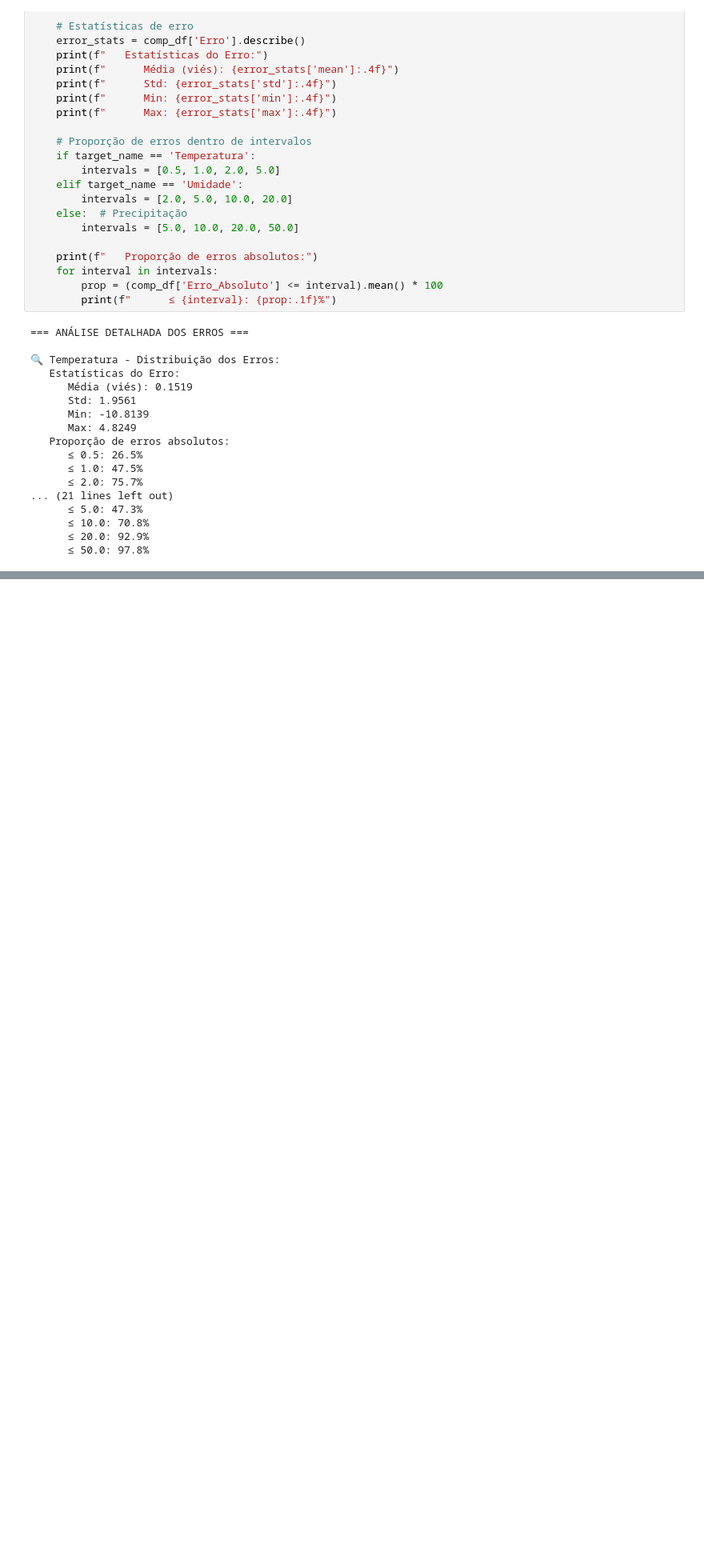
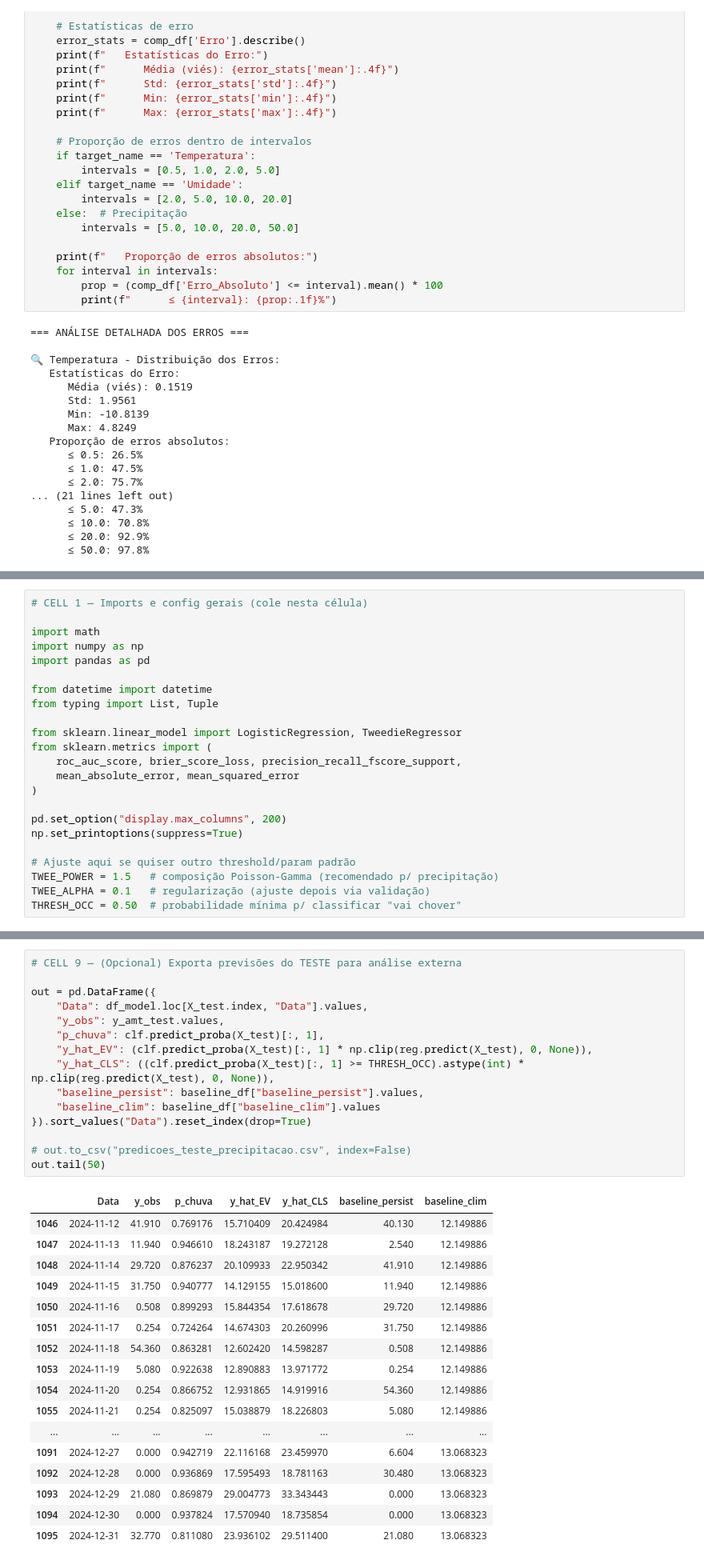
Before and after one commit to MauricioRPF/Weather_Report, a Jupyter notebook: Weather_Report_.ipynb, the cells around one changed output, grey strips where cells are left out. Shown at 80% size. Drawn from its saved outputs; the diff is of its cells as text; blank space fills up the shorter version.

```diff
--- a/Weather_Report_.ipynb
+++ b/Weather_Report_.ipynb
@@ -2410,0 +2413,23 @@ for target_name, comp_df in comparison_dfs.items():
+# %%
+# CELL 1 — Imports e config gerais (cole nesta célula)
+
+import math
+import numpy as np
+import pandas as pd
+
+from datetime import datetime
+from typing import List, Tuple
+
+from sklearn.linear_model import LogisticRegression, TweedieRegressor
+from sklearn.metrics import (
+    roc_auc_score, brier_score_loss, precision_recall_fscore_support,
+    mean_absolute_error, mean_squared_error
+)
+
+pd.set_option("display.max_columns", 200)
+np.set_printoptions(suppress=True)
+
+# Ajuste aqui se quiser outro threshold/param padrão
+TWEE_POWER = 1.5   # composição Poisson-Gamma (recomendado p/ precipitação)
+TWEE_ALPHA = 0.1   # regularização (ajuste depois via validação)
+THRESH_OCC = 0.50  # probabilidade mínima p/ classificar "vai chover"
@@ -2410,0 +2779,33 @@ for target_name, comp_df in comparison_dfs.items():
+# %%
+# CELL 9 — (Opcional) Exporta previsões do TESTE para análise externa
+
+out = pd.DataFrame({
+    "Data": df_model.loc[X_test.index, "Data"].values,
+    "y_obs": y_amt_test.values,
+    "p_chuva": clf.predict_proba(X_test)[:, 1],
+    "y_hat_EV": (clf.predict_proba(X_test)[:, 1] * np.clip(reg.predict(X_test), 0, None)),
+    "y_hat_CLS": ((clf.predict_proba(X_test)[:, 1] >= THRESH_OCC).astype(int) * np.clip(reg.predict(X_test), 0, None)),
+    "baseline_persist": baseline_df["baseline_persist"].values,
+    "baseline_clim": baseline_df["baseline_clim"].values
+}).sort_values("Data").reset_index(drop=True)
+
+# out.to_csv("predicoes_teste_precipitacao.csv", index=False)
+out.tail(50)
+# %% [output]
+|  | Data | y_obs | p_chuva | y_hat_EV | y_hat_CLS | baseline_persist | baseline_clim |
+| 1046 | 2024-11-12 | 41.910 | 0.769176 | 15.710409 | 20.424984 | 40.130 | 12.149886 |
+| 1047 | 2024-11-13 | 11.940 | 0.946610 | 18.243187 | 19.272128 | 2.540 | 12.149886 |
+| 1048 | 2024-11-14 | 29.720 | 0.876237 | 20.109933 | 22.950342 | 41.910 | 12.149886 |
+| 1049 | 2024-11-15 | 31.750 | 0.940777 | 14.129155 | 15.018600 | 11.940 | 12.149886 |
+| 1050 | 2024-11-16 | 0.508 | 0.899293 | 15.844354 | 17.618678 | 29.720 | 12.149886 |
+| 1051 | 2024-11-17 | 0.254 | 0.724264 | 14.674303 | 20.260996 | 31.750 | 12.149886 |
+| 1052 | 2024-11-18 | 54.360 | 0.863281 | 12.602420 | 14.598287 | 0.508 | 12.149886 |
+| 1053 | 2024-11-19 | 5.080 | 0.922638 | 12.890883 | 13.971772 | 0.254 | 12.149886 |
+| 1054 | 2024-11-20 | 0.254 | 0.866752 | 12.931865 | 14.919916 | 54.360 | 12.149886 |
+| 1055 | 2024-11-21 | 0.254 | 0.825097 | 15.038879 | 18.226803 | 5.080 | 12.149886 |
+| ... | ... | ... | ... | ... | ... | ... | ... |
+| 1091 | 2024-12-27 | 0.000 | 0.942719 | 22.116168 | 23.459970 | 6.604 | 13.068323 |
+| 1092 | 2024-12-28 | 0.000 | 0.936869 | 17.595493 | 18.781163 | 30.480 | 13.068323 |
+| 1093 | 2024-12-29 | 21.080 | 0.869879 | 29.004773 | 33.343443 | 0.000 | 13.068323 |
+| 1094 | 2024-12-30 | 0.000 | 0.937824 | 17.570940 | 18.735854 | 0.000 | 13.068323 |
+| 1095 | 2024-12-31 | 32.770 | 0.811080 | 23.936102 | 29.511400 | 21.080 | 13.068323 |
```
Also changed, not shown: parts of 11 cells of this notebook.
